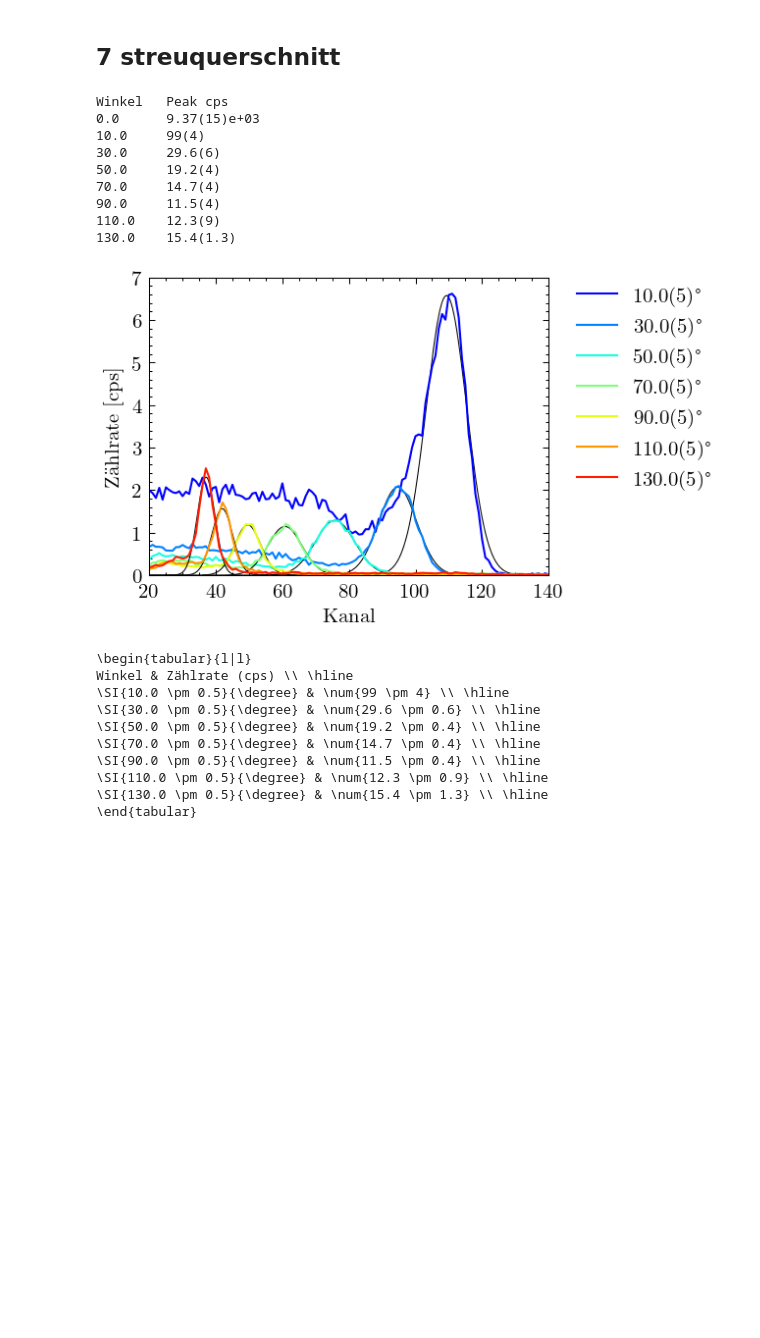
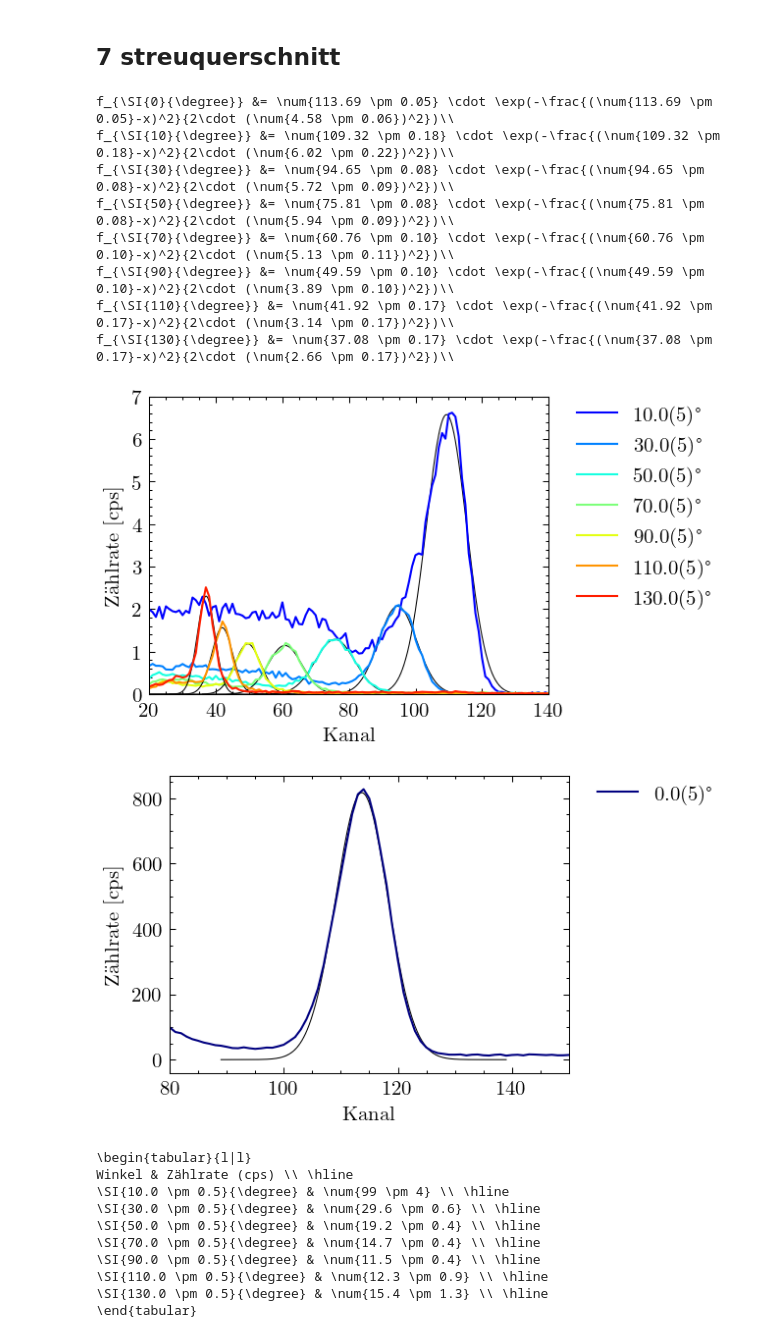
Before and after one commit to emhl/FP1, a Jupyter notebook: Compton.ipynb, the cells around one changed output. Cells and saved outputs as stored; diff of their text form; code cells hidden in the pictures; blank space fills up the shorter version.

Commit message:
print fit parameters

```diff
--- a/Compton.ipynb
+++ b/Compton.ipynb
@@ -678,7 +687,7 @@ livetimes = unp.uarray(livetimes,0.05)
 streu_querschnitt = []*len(streuwinkel)
 zaehlraten = []*len(streuwinkel)
 plt.figure()
-print('Winkel \t Peak cps')
+# print('Winkel \t Peak cps')
 # print('Winkel \t Peak cps \t u(Peak) \t Fläche \t u(Fläche)')
 for i in range(len(streu_data)):
     x,y = streu_data[i]['channel'],  unp.nominal_values(streu_data[i]['counts']/livetimes[i])
@@ -687,9 +696,10 @@ for i in range(len(streu_data)):
     c,pcov = curve_fit(gauss,x[peak-10:peak+10],y[peak-10:peak+10],p0=[x[peak],y[peak],x[peak+3]-x[peak-3]])
     perr = np.sqrt(np.diag(pcov))
     # print(f'{un.ufloat(c[0],np.sqrt(pcov[0,0])):S}keV')
-    print(f'{streuwinkel[i].n} \t {gauss_area(uf(c[1],perr[1]),uf(c[2],perr[2])):S}')
+    # print(f'{streuwinkel[i].n} \t {gauss_area(uf(c[1],perr[1]),uf(c[2],perr[2])):S}')
     # print(f'{streuwinkel[i].n} \t {un_gauss(uf(c[0],perr[0]),uf(c[0],perr[0]),uf(c[1],perr[1]),uf(c[2],perr[2])).n} \t {un_gauss(uf(c[0],perr[0]),uf(c[0],perr[0]),uf(c[1],perr[1]),uf(c[2],perr[2])).s} \t {gauss_area(uf(c[1],perr[1]),uf(c[2],perr[2])).n} \t {gauss_area(uf(c[1],perr[1]),uf(c[2],perr[2])).s}')
 
+    print(rf"f_{{\SI{{{int(streuwinkel[i].n)}}}{{\degree}}}} &= \num{{{un.ufloat(c[0],np.sqrt(pcov[0][0])):L}}} \cdot \exp(-\frac{{(\num{{{un.ufloat(c[0],np.sqrt(pcov[0][0])):L}}}-x)^2}}{{2\cdot (\num{{{un.ufloat(c[2],np.sqrt(pcov[2][2])):L}}})^2}})\\")
 
 
     # plt.plot(x[peak-5:pestreuquerschnittak+7],y[peak-5:peak+7], label=f'{streuwinkel[i]:S}°',color=mapcolors(len(streu_data))[i])
@@ -712,16 +722,49 @@ plt.xlabel('Kanal')
 
 plt.savefig('Compton/output/7-Zaehlrate.pdf', bbox_inches='tight')
 # %% [output]
-Winkel   Peak cps
-0.0      9.37(15)e+03
-10.0     99(4)
-30.0     29.6(6)
-50.0     19.2(4)
-70.0     14.7(4)
-90.0     11.5(4)
-110.0    12.3(9)
-130.0    15.4(1.3)
+f_{\SI{0}{\degree}} &= \num{113.69 \pm 0.05} \cdot \exp(-\frac{(\num{113.69 \pm 0.05}-x)^2}{2\cdot (\num{4.58 \pm 0.06})^2})\\
+f_{\SI{10}{\degree}} &= \num{109.32 \pm 0.18} \cdot \exp(-\frac{(\num{109.32 \pm 0.18}-x)^2}{2\cdot (\num{6.02 \pm 0.22})^2})\\
+f_{\SI{30}{\degree}} &= \num{94.65 \pm 0.08} \cdot \exp(-\frac{(\num{94.65 \pm 0.08}-x)^2}{2\cdot (\num{5.72 \pm 0.09})^2})\\
+f_{\SI{50}{\degree}} &= \num{75.81 \pm 0.08} \cdot \exp(-\frac{(\num{75.81 \pm 0.08}-x)^2}{2\cdot (\num{5.94 \pm 0.09})^2})\\
+f_{\SI{70}{\degree}} &= \num{60.76 \pm 0.10} \cdot \exp(-\frac{(\num{60.76 \pm 0.10}-x)^2}{2\cdot (\num{5.13 \pm 0.11})^2})\\
+f_{\SI{90}{\degree}} &= \num{49.59 \pm 0.10} \cdot \exp(-\frac{(\num{49.59 \pm 0.10}-x)^2}{2\cdot (\num{3.89 \pm 0.10})^2})\\
+f_{\SI{110}{\degree}} &= \num{41.92 \pm 0.17} \cdot \exp(-\frac{(\num{41.92 \pm 0.17}-x)^2}{2\cdot (\num{3.14 \pm 0.17})^2})\\
+f_{\SI{130}{\degree}} &= \num{37.08 \pm 0.17} \cdot \exp(-\frac{(\num{37.08 \pm 0.17}-x)^2}{2\cdot (\num{2.66 \pm 0.17})^2})\\
 [figure]
+# %%
+# streu_querschnitt = []*len(streuwinkel)
+# zaehlraten = []*len(streuwinkel)
+plt.figure()
+# print('Winkel \t Peak cps')
+# print('Winkel \t Peak cps \t u(Peak) \t Fläche \t u(Fläche)')
+for i in range(len(streu_data)):
+    x,y = streu_data[i]['channel'],  unp.nominal_values(streu_data[i]['counts']/livetimes[i])
+    peak = np.where(y==np.max(y))[0][0]
+    xl = np.linspace(x[peak-25],x[peak+25],500)
+    c,pcov = curve_fit(gauss,x[peak-10:peak+10],y[peak-10:peak+10],p0=[x[peak],y[peak],x[peak+3]-x[peak-3]])
+    perr = np.sqrt(np.diag(pcov))
+
+    # plt.plot(x[peak-5:pestreuquerschnittak+7],y[peak-5:peak+7], label=f'{streuwinkel[i]:S}°',color=mapcolors(len(streu_data))[i])
+    if i == 0:
+        plt.plot(xl,gauss(xl,*c),c='k',lw=0.5)
+        # plt.scatter(c[0],gauss(c[0],*c),c='k',s=10)
+        plt.plot(x,y, label=f'{streuwinkel[i]:S}°',color=mapcolors(len(streu_data))[i])
+    else:
+        pass
+
+    # streu_querschnitt = np.append(streu_querschnitt, np.sum(y[peak-5:peak+7]))
+    # zaehlraten = np.append(zaehlraten, gauss_area(uf(c[1],perr[1]),uf(c[2],perr[2])))
+plt.legend(bbox_to_anchor=(1.05, 1), loc='upper left', borderaxespad=0., ncol=1)
+# plt.ylim(0,7)
+plt.xlim(80,150)
+# plt.yscale('log')
+# plt.ylim(10,20000)
+plt.ylabel('Zählrate [cps]')
+plt.xlabel('Kanal')
+
+plt.savefig('Compton/output/7-Zaehlrate-0grad.pdf', bbox_inches='tight')
+# %% [output]
+[figure, added]
 # %%
 print(r"\begin{tabular}{l|l}")
 print(r"Winkel & Zählrate (cps) \\ \hline")
```
Also changed, not shown: parts of 8 cells of this notebook.
